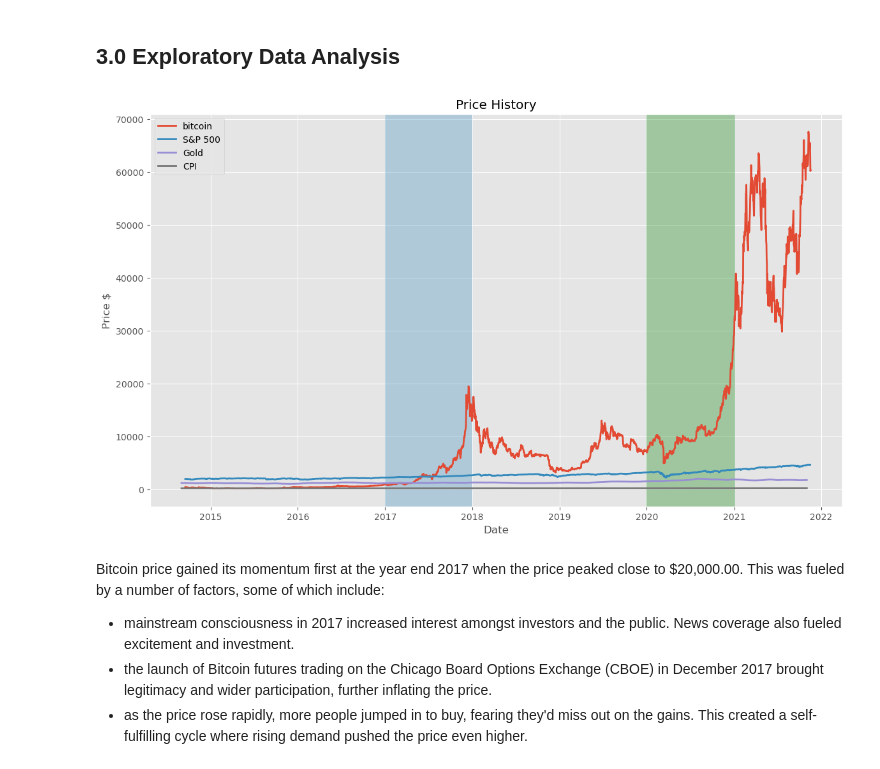
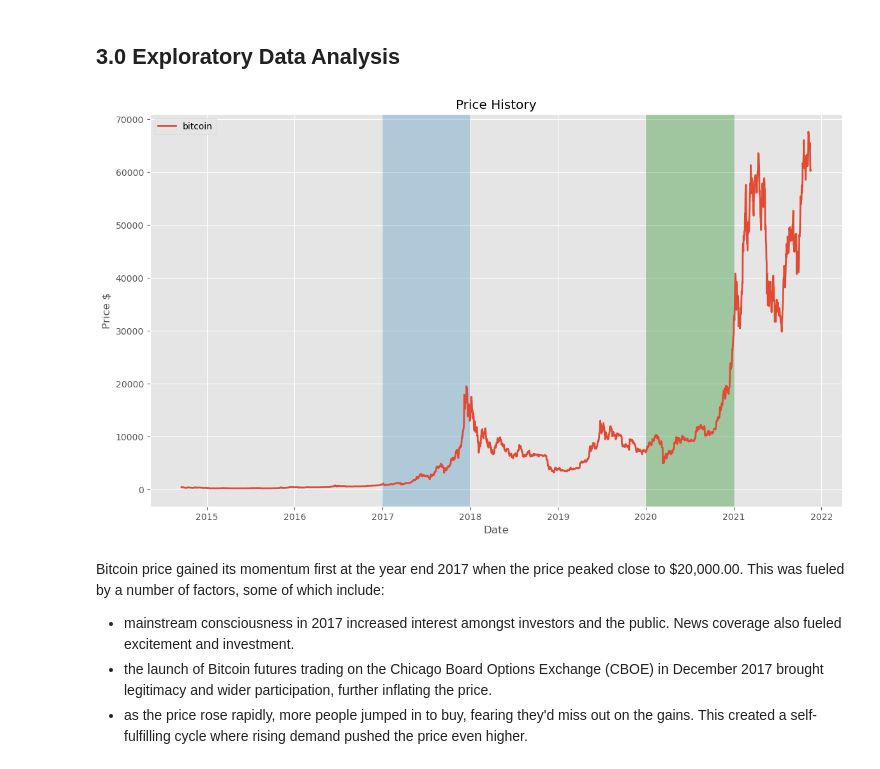
Before and after one commit to coolname101/bitcoin-stock-portfolio, a Jupyter notebook: notebooks/report_notebook.ipynb, the cells around one changed output. Drawn from its saved outputs; the diff is of its cells as text; code cells hidden in the pictures.

```diff
--- a/notebooks/report_notebook.ipynb
+++ b/notebooks/report_notebook.ipynb
@@ -181,18 +188,15 @@ There are no missing values in the Gold and CPI datset.
 # %%
 fig = plt.figure(figsize=(14,8))
 plt.plot(bitcoin.index, bitcoin['close'], label='bitcoin', linewidth=2.0)
-plt.plot(sp500.index, sp500['close'], label='S&P 500', linewidth=2.0)
-plt.plot(gold_cpi.index, gold_cpi['gold_usd'], label='Gold', linewidth=2.0)
-plt.plot(gold_cpi.index, gold_cpi['cpi_us'], label='CPI', linewidth=2.0)
 plt.title('Price History')
 plt.xlabel('Date')
 plt.ylabel('Price $')
 plt.axvspan('2017', '2018', alpha=0.3)
 plt.axvspan('2020', '2021', alpha=0.3, color='green')
 plt.legend()
 plt.show()
 # %% [output]
-[figure, old version]
+[figure, new version]
 # %% [markdown]
 Bitcoin price gained its momentum first at the year end 2017 when the price peaked close to $20,000.00. This was fueled by a number of factors, some of which include:
 - mainstream consciousness in 2017 increased interest amongst investors and the public. News coverage also fueled excitement and investment.
```
Also changed, not shown: parts of 55 cells of this notebook.
